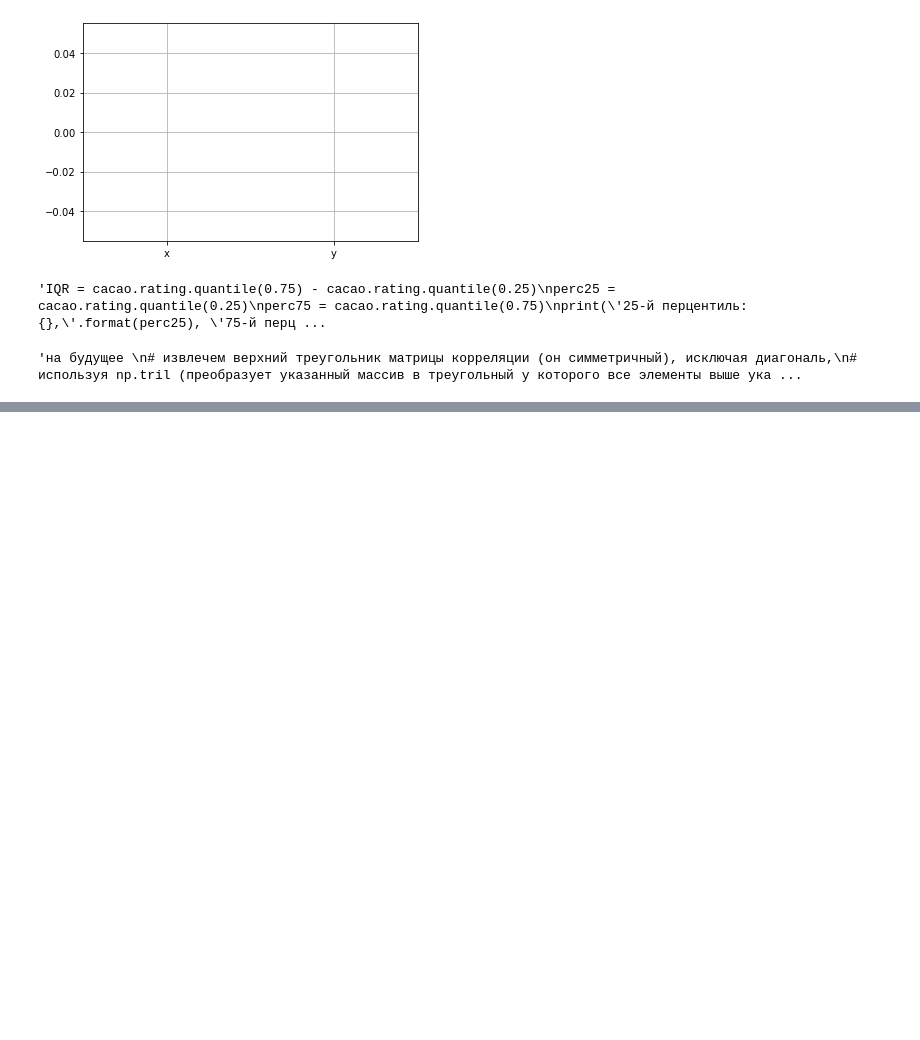
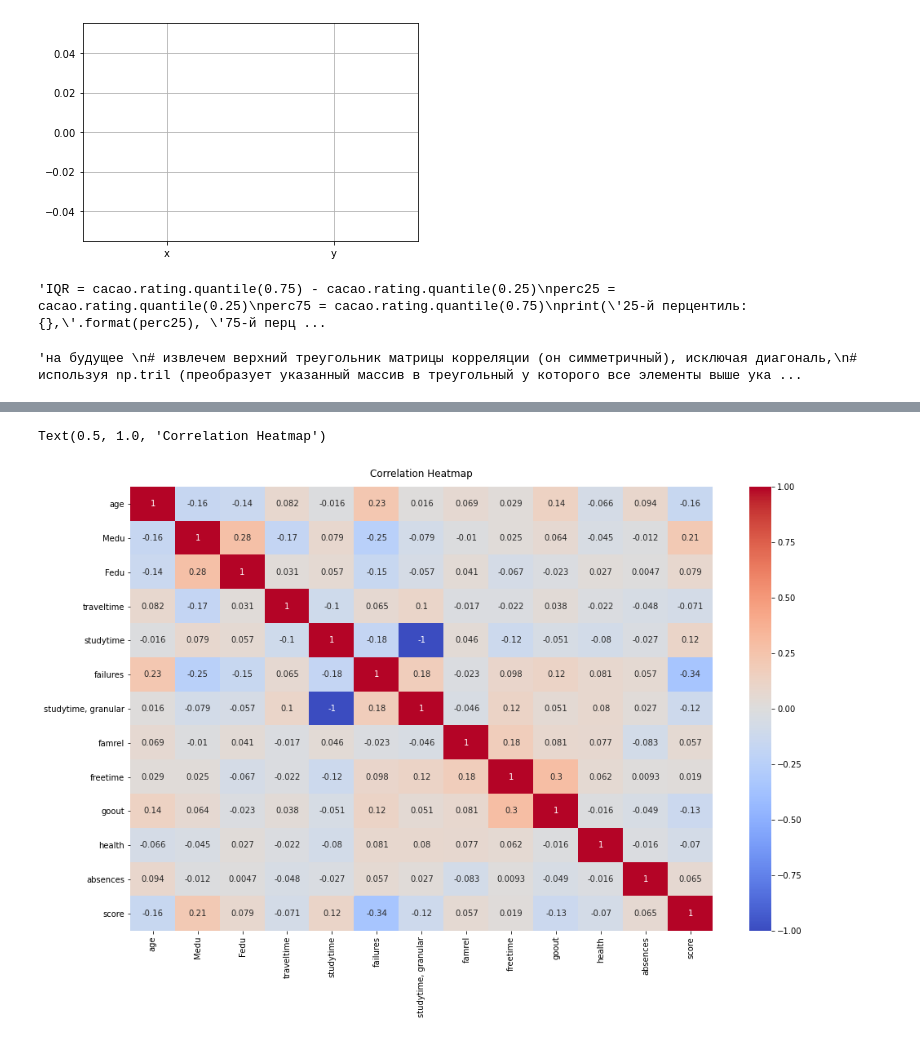
Before and after one commit to Demistus/rds, a Jupyter notebook: module_2/Untitled.ipynb, the cells around one changed output, grey strips where cells are left out. Saved outputs shown, nothing was run; the diff lists cells and outputs as text; code cells hidden in the pictures; blank space fills up the shorter version.

```diff
--- a/module_2/Untitled.ipynb
+++ b/module_2/Untitled.ipynb
@@ -410,3 +501,21 @@ print("Близко коррелирующие между собой столб
 '''
 # %% [output]
 'на будущее \n# извлечем верхний треугольник матрицы корреляции (он симметричный), исключая диагональ,\n# используя np.tril (преобразует указанный массив в треугольный у которого все элементы выше ука ...
+# %%
+import pandas as pd
+import matplotlib.pyplot as plt
+import seaborn as sns
+from itertools import combinations
+from scipy.stats import ttest_ind
+import numpy as np
+
+math = pd.read_csv('stud_math.csv')
+# смотрим матрицу корреляций:
+display(math.corr())
+# глаза разбегаются. Используем тепловую карту, чтобы визуально определить степени корреляции:
+
+# указываем размер фигуры в дюймах, чтобы все значения влезли в квадратики
+plt.figure(figsize=(16, 10))
+# начертим тепловую карту
+sns.heatmap(math.corr(), annot=True, cmap='coolwarm').set_title('Correlation Heatmap', fontdict={'fontsize':12}, pad=12)
+# %% [output]
@@ -412,0 +536,2 @@ print("Близко коррелирующие между собой столб
+Text(0.5, 1.0, 'Correlation Heatmap')
+[figure, added]
```
Also changed, not shown: parts of 8 cells of this notebook.
